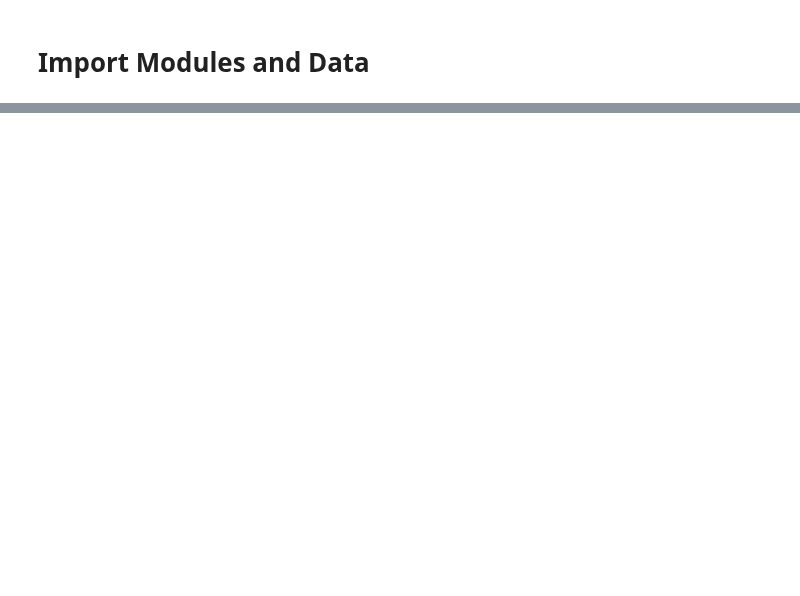
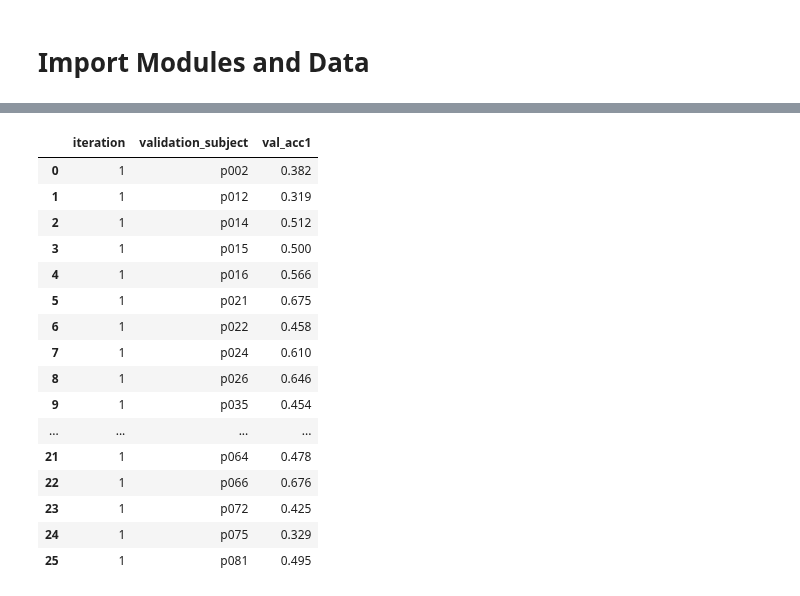
Before and after one commit to Dylan-C-Neal/DistractedDrivingClassifier, a Jupyter notebook: notebooks/Modeling.ipynb, the cells around one changed output, grey strips where cells are left out. Cells and saved outputs as stored; diff of their text form; code cells hidden in the pictures; blank space fills up the shorter version.

Commit message:
Saving modeling progress

```diff
--- a/notebooks/Modeling.ipynb
+++ b/notebooks/Modeling.ipynb
@@ -23,0 +48,4 @@ from ddfuncs import cvmodeleval, sampleCV, trainsampling
+# %%
+# Load processed training data
+os.chdir('../data/processed')
+df = pd.read_csv('driver_image_list_processed.csv')
@@ -23,0 +257,10 @@ from ddfuncs import cvmodeleval, sampleCV, trainsampling
+# %%
+model3data = sampleCV(model3,
+              df,
+              isampled=1,
+              samples=80,
+              n_iterations=1,
+              epochs=10,
+              steps_per_epoch=50,
+              validation_steps=None,
+              target_size=(227,227))
@@ -23,0 +285,20 @@ from ddfuncs import cvmodeleval, sampleCV, trainsampling
+# %%
+model3data
+# %% [output]
+|  | iteration | validation_subject | val_acc1 |
+| 0 | 1 | p002 | 0.382 |
+| 1 | 1 | p012 | 0.319 |
+| 2 | 1 | p014 | 0.512 |
+| 3 | 1 | p015 | 0.500 |
+| 4 | 1 | p016 | 0.566 |
+| 5 | 1 | p021 | 0.675 |
+| 6 | 1 | p022 | 0.458 |
+| 7 | 1 | p024 | 0.610 |
+| 8 | 1 | p026 | 0.646 |
+| 9 | 1 | p035 | 0.454 |
+| ... | ... | ... | ... |
+| 21 | 1 | p064 | 0.478 |
+| 22 | 1 | p066 | 0.676 |
+| 23 | 1 | p072 | 0.425 |
+| 24 | 1 | p075 | 0.329 |
+| 25 | 1 | p081 | 0.495 |
```
Also changed, not shown: parts of 26 cells of this notebook, 2 other files.
